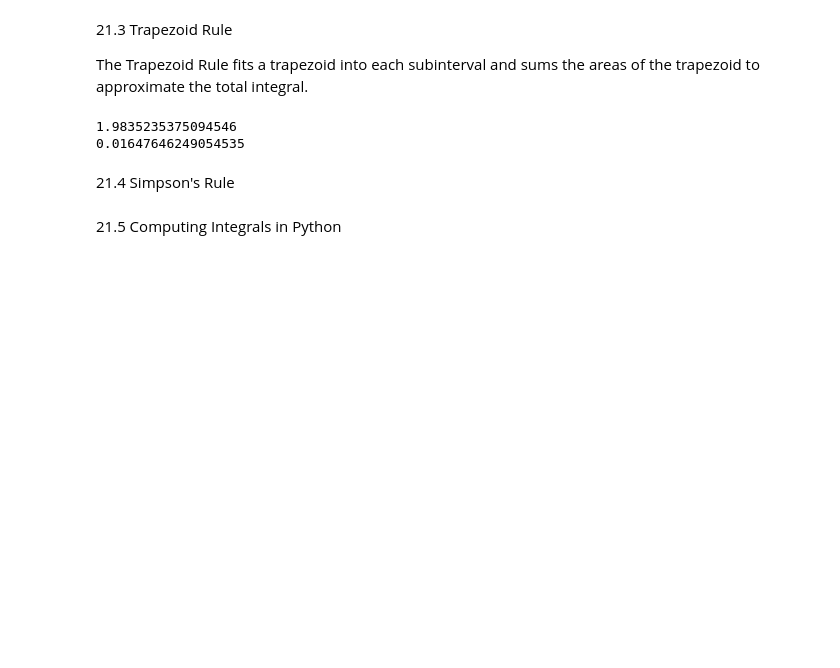
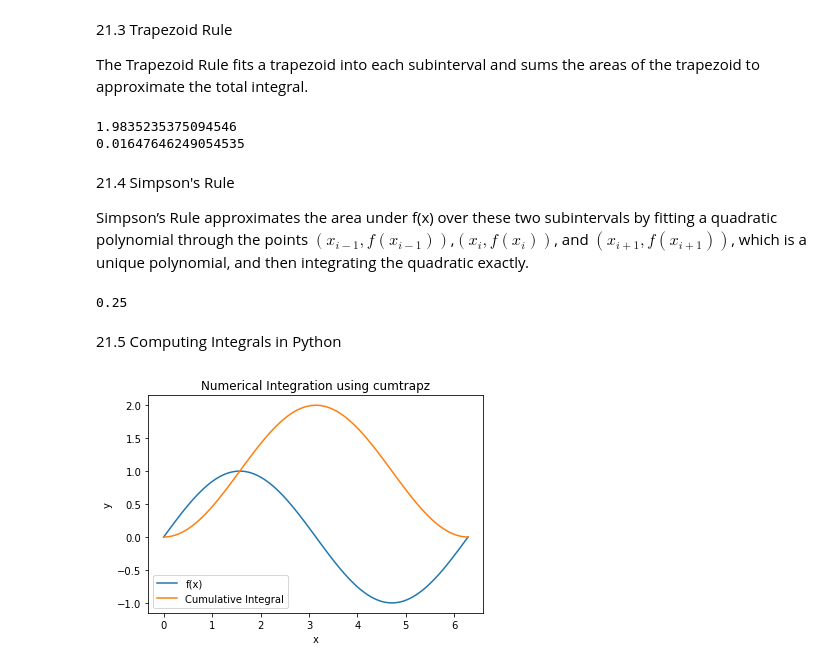
Before and after one commit to yzhu233/MAT421, a Jupyter notebook: ModuleG_Yaci.ipynb, the cells around one changed output. Drawn from its saved outputs; the diff is of its cells as text; code cells hidden in the pictures; blank space fills up the shorter version.

```diff
--- a/ModuleG_Yaci.ipynb
+++ b/ModuleG_Yaci.ipynb
@@ -82,7 +82,47 @@ print(err_trap)
 # %% [output]
 1.9835235375094546
 0.01647646249054535
-# %% [markdown]
-21.4 Simpson's Rule
+# %% [markdown]
+21.4 Simpson's Rule
+
+Simpson’s Rule approximates the area under f(x) over these two subintervals by fitting a quadratic polynomial through the points $(x_{i−1},f(x_{i−1}))$,$(x_i,f(x_i))$, and $(x_{i+1},f(x_{i+1}))$, which is a unique polynomial, and then integrating the quadratic exactly.
+# %%
+def simpsons_rule(f, a, b, n=1000):
+    h = (b - a) / n
+    x = [a + i * h for i in range(n+1)]
+    y = [f(xi) for xi in x]
+    integral = h/3 * (y[0] + y[-1] + 4*sum(y[1:-1:2]) + 2*sum(y[2:-1:2]))
+    return integral
+
+def f(x):
+    return x**3
+
+integral = simpsons_rule(f, 0, 1)
+print(integral)
+# %% [output]
+0.25
 # %% [markdown]
 21.5 Computing Integrals in Python
+# %%
+import numpy as np
+import matplotlib.pyplot as plt
+from scipy.integrate import cumtrapz
+
+def f(x):
+    return np.sin(x)
+
+a, b = 0, 2*np.pi
+x = np.linspace(a, b, 101)
+y = f(x)
+cumulative_integral = cumtrapz(y, x, initial=0)
+
+fig, ax = plt.subplots()
+ax.plot(x, y, label='f(x)')
+ax.plot(x, cumulative_integral, label='Cumulative Integral')
+ax.legend()
+ax.set_xlabel('x')
+ax.set_ylabel('y')
+ax.set_title('Numerical Integration using cumtrapz')
+plt.show()
+# %% [output]
+[figure, added]
```
